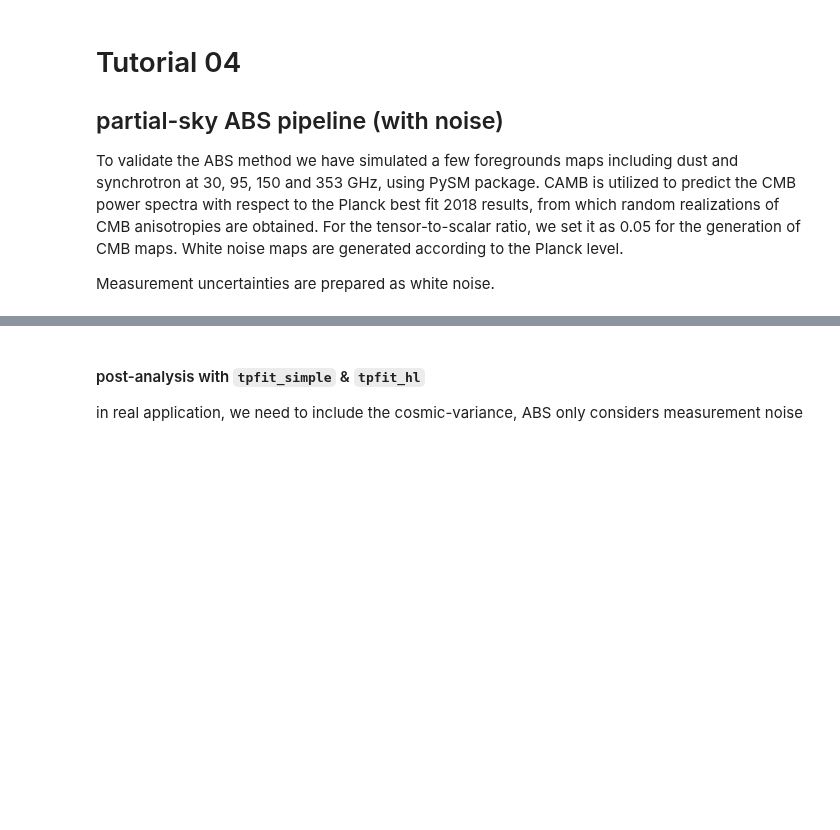
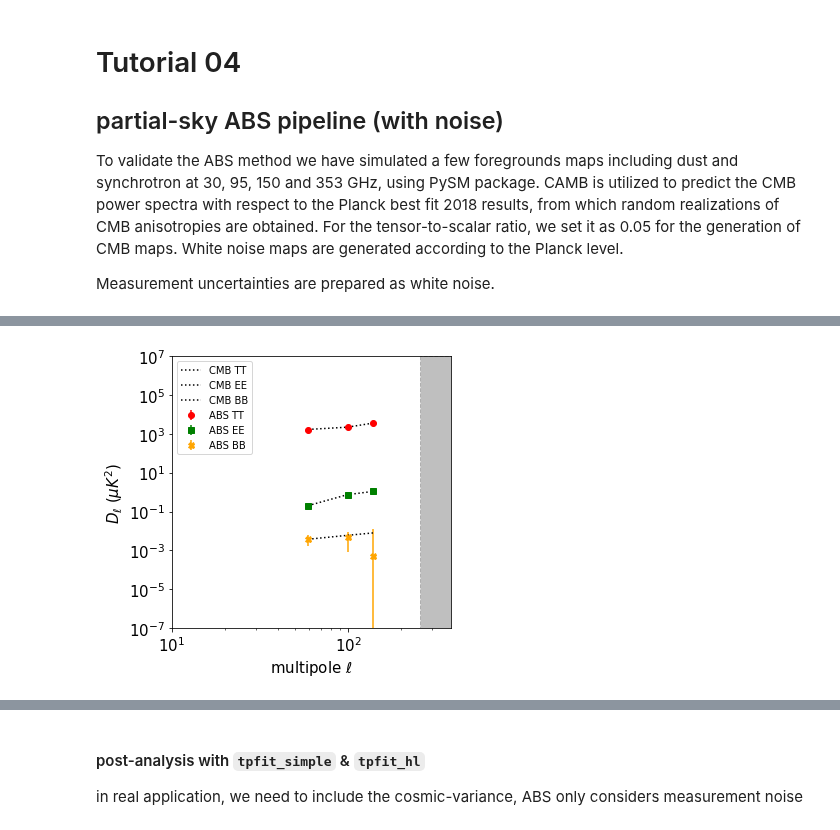
Before and after one commit to gioacchinowang/afra, a Jupyter notebook: tutorials/tutorial04.ipynb, the cells around one changed output, grey strips where cells are left out. Cells and saved outputs as stored; diff of their text form; code cells hidden in the pictures; blank space fills up the shorter version.

```diff
--- a/tutorials/tutorial04.ipynb
+++ b/tutorials/tutorial04.ipynb
@@ -203,0 +79,86 @@ Wall time: 19min 33s
+# %%
+%%time
+
+pipeline = af.abspipe(fullmap,mask=mask,variances=fullvar,fwhms=fullbeam,nsamp=NSAMP,target='T')
+rslt_t = pipeline.run(aposcale=APOSCALE,psbin=PSBIN,lmin=LMIN,lmax=LMAX,shift=10.,threshold=1.,verbose=True)
+pipeline.target = 'E'
+rslt_e = pipeline.run(aposcale=APOSCALE,psbin=PSBIN,lmin=LMIN,lmax=LMAX,shift=10.,threshold=1.,verbose=True)
+pipeline.target = 'B'
+rslt_b = pipeline.run(aposcale=APOSCALE,psbin=PSBIN,lmin=LMIN,lmax=LMAX,shift=10.,threshold=1.,verbose=True)
+
+fig,ax = plt.subplots(figsize=(5,5))
+
+ax.plot(cmb_dl[0],cmb_dl[1],color='black',linestyle=':',label=r'CMB TT')
+ax.plot(cmb_dl[0],cmb_dl[2],color='black',linestyle=':',label=r'CMB EE')
+ax.plot(cmb_dl[0],cmb_dl[3],color='black',linestyle=':',label=r'CMB BB')
+
+ax.errorbar(rslt_t[0],rslt_t[1],yerr=rslt_t[2],
+            color='red',fmt='o',label=r'ABS TT')
+ax.errorbar(rslt_e[0],rslt_e[1],yerr=rslt_e[2],
+            color='green',fmt='s',label=r'ABS EE')
+ax.errorbar(rslt_b[0],rslt_b[1],yerr=rslt_b[2],
+            color='orange',fmt='X',label=r'ABS BB')
+
+ax.fill_between((2*NSIDE,3*NSIDE),(1e-7,1e-7),(1e7,1e7),
+                color='gray',linestyle='--',alpha=0.5)
+
+ax.set_yscale('log')
+ax.set_xscale('log')
+ax.legend(loc=2)
+ax.set_xlabel(r'multipole $\ell$',fontsize=15)
+ax.set_ylabel(r'$D_\ell$ ($\mu K^2$)',fontsize=15)
+ax.tick_params(axis='both', labelsize=15)
+ax.set_ylim((1.e-7,1.e7))
+ax.set_xlim((10,3*NSIDE))
+
+fig,ax = plt.subplots(figsize=(5,5))
+
+ax.errorbar(rslt_t[0],(rslt_t[1]-cmb_dl[1])/cmb_dl[1],yerr=rslt_t[2]/cmb_dl[1],
+            color='red',fmt='o',label=r'ABS TT')
+ax.errorbar(rslt_e[0],(rslt_e[1]-cmb_dl[2])/cmb_dl[2],yerr=rslt_e[2]/cmb_dl[2],
+            color='green',fmt='s',label=r'ABS EE')
+ax.errorbar(rslt_b[0],(rslt_b[1]-cmb_dl[3])/cmb_dl[3],yerr=rslt_b[2]/cmb_dl[3],
+            color='orange',fmt='X',label=r'ABS BB')
+ax.plot((1,3*NSIDE),(0,0),color='grey',linestyle='--')
+
+ax.set_xscale('log')
+ax.legend(loc=2)
+ax.set_xlabel(r'multipole $\ell$',fontsize=15)
+ax.set_ylabel(r'relative error',fontsize=15)
+ax.tick_params(axis='both', labelsize=15)
+ax.set_ylim((-0.5,0.5))
+ax.set_xlim((10,3*NSIDE))
+
+fig,ax = plt.subplots(figsize=(5,5))
+freq_list = [30,95,150,353]
+eigens = np.empty((len(freq_list),len(rslt_t[0])))
+for i in range(eigens.shape[1]):
+    eigens[:,i] = rslt_t[-1][i][0]
+ax.plot(rslt_t[0],eigens[0],linestyle=':',color='r',marker='o')
+ax.plot(rslt_t[0],eigens[1],linestyle=':',color='g',marker='s')
+ax.plot(rslt_t[0],eigens[2],linestyle=':',color='b',marker='X')
+ax.plot(rslt_t[0],eigens[3],linestyle=':',color='y',marker='^')
+ax.set_xscale('log')
+ax.set_yscale('log')
+ax.set_xlabel(r'multipole $\ell$', fontsize=15)
+ax.set_ylabel(r'eigen values', fontsize=15)
+ax.set_title('CMB T mode', fontsize=15)
+ax.tick_params(axis='both', labelsize=15)
+
+
+fig,ax = plt.subplots(figsize=(5,5))
+freq_list = [30,95,150,353]
+eigens = np.empty((len(freq_list),len(rslt_b[0])))
+for i in range(eigens.shape[1]):
+    eigens[:,i] = rslt_b[-1][i][0]
+ax.plot(rslt_b[0],eigens[0],linestyle=':',color='r',marker='o')
+ax.plot(rslt_b[0],eigens[1],linestyle=':',color='g',marker='s')
+ax.plot(rslt_b[0],eigens[2],linestyle=':',color='b',marker='X')
+ax.plot(rslt_b[0],eigens[3],linestyle=':',color='y',marker='^')
+ax.set_xscale('log')
+ax.set_yscale('log')
+ax.set_xlabel(r'multipole $\ell$', fontsize=15)
+ax.set_ylabel(r'eigen values', fontsize=15)
+ax.set_title('CMB B mode', fontsize=15)
+ax.tick_params(axis='both', labelsize=15)
+# %% [output]
@@ -203,0 +167 @@ Wall time: 19min 33s
+[figure, added]
```
Also changed, not shown: parts of 8 cells of this notebook, 18 other files.
